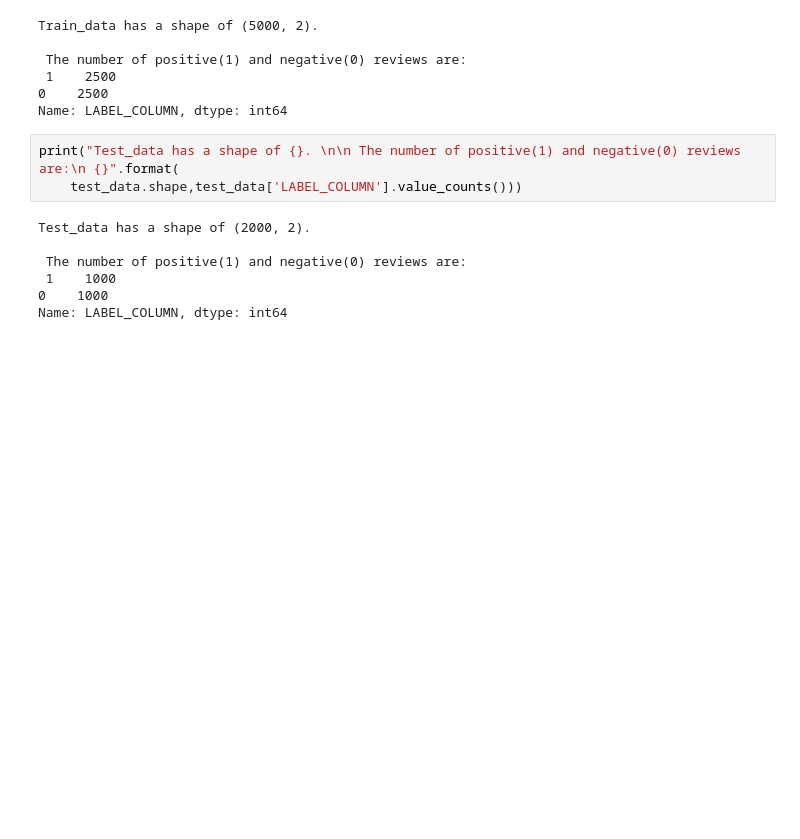
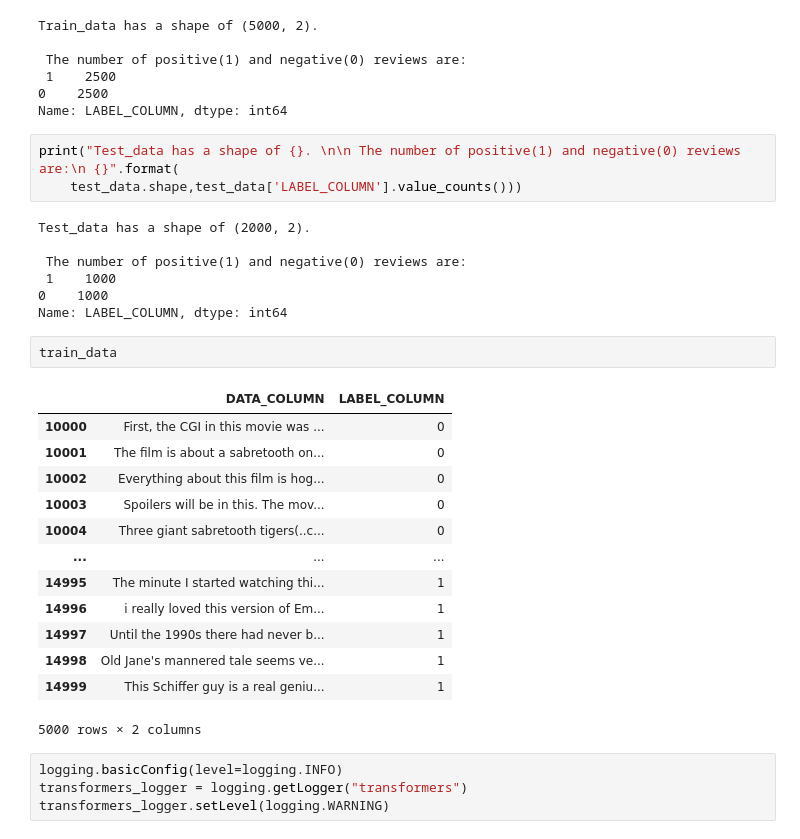
Before and after one commit to jan-kreischer/UZH_ML4NLP, a Jupyter notebook: Project-05/ex05_sent.ipynb, the cells around one changed output. Drawn from its saved outputs; the diff is of its cells as text; blank space fills up the shorter version.

```diff
--- a/Project-05/ex05_sent.ipynb
+++ b/Project-05/ex05_sent.ipynb
@@ -256,3 +237,23 @@ Test_data has a shape of (2000, 2).
  1    1000
 0    1000
 Name: LABEL_COLUMN, dtype: int64
+# %%
+train_data
+# %% [output]
+|  | DATA_COLUMN | LABEL_COLUMN |
+| 10000 | First, the CGI in this movie was ... | 0 |
+| 10001 | The film is about a sabretooth on... | 0 |
+| 10002 | Everything about this film is hog... | 0 |
+| 10003 | Spoilers will be in this. The mov... | 0 |
+| 10004 | Three giant sabretooth tigers(..c... | 0 |
+| ... | ... | ... |
+| 14995 | The minute I started watching thi... | 1 |
+| 14996 | i really loved this version of Em... | 1 |
+| 14997 | Until the 1990s there had never b... | 1 |
+| 14998 | Old Jane's mannered tale seems ve... | 1 |
+| 14999 | This Schiffer guy is a real geniu... | 1 |
+5000 rows × 2 columns
+# %%
+logging.basicConfig(level=logging.INFO)
+transformers_logger = logging.getLogger("transformers")
+transformers_logger.setLevel(logging.WARNING)
```
Also changed, not shown: parts of 32 cells of this notebook.
